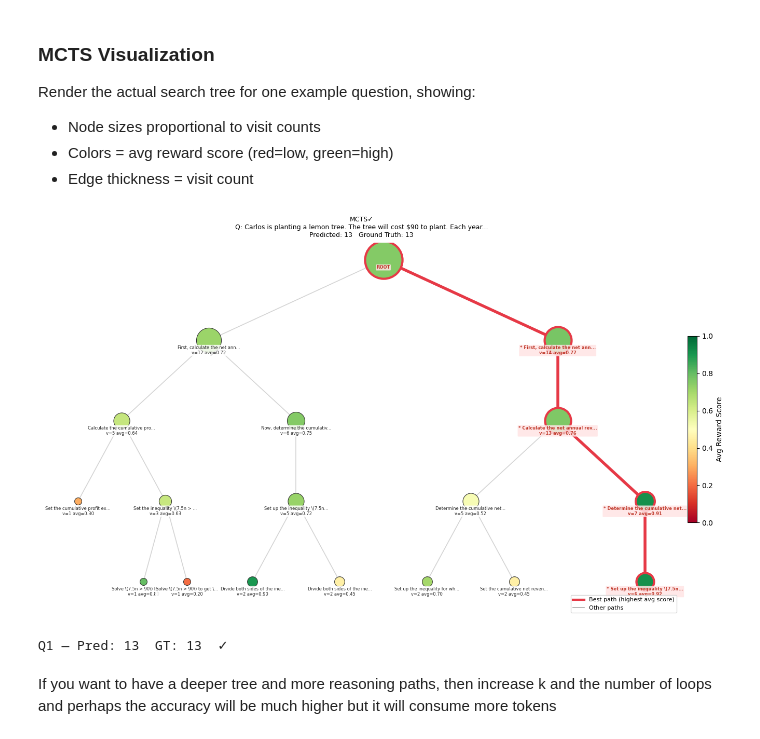
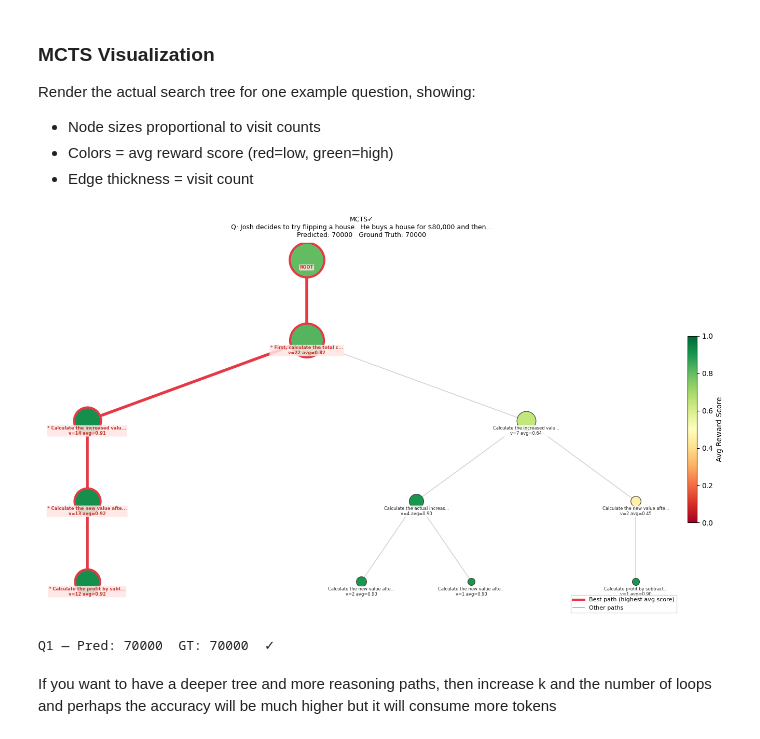
Before and after one commit to CallmeTruong/llm-reasoning-scaffolding, a Jupyter notebook: MCTS_LLM.ipynb, the cells around one changed output. Cells and saved outputs as stored; diff of their text form; code cells hidden in the pictures.

Commit message:
test more sample

```diff
--- a/MCTS_LLM.ipynb
+++ b/MCTS_LLM.ipynb
@@ -56,6 +56,6 @@ In this session, I will take 20 random data samples from the dataset to test the
 # %% [markdown]
 You can try to test with more samples if you have enought token:)
 # %%
-df_test = gsm8k_to_dataframe(num_examples=20).sample(frac=1, random_state=42).reset_index(drop=True) #edit the number of sample you want to take here
+df_test = gsm8k_to_dataframe(num_examples=200).sample(frac=1, random_state=42).reset_index(drop=True) #edit the number of sample you want to take here
 print(df_test[['question','true_answer']])
 # %% [output]
@@ -926,18 +923,18 @@ def draw_mcts_tree(root_node, question, true_answer, predicted_answer, ax=None):
     )
 # %%
 #visualize tree
-r0 = results_mcts[15]  #choose which Q&A you wait to visualize
+r0 = results_mcts[80]  #choose which Q&A you wait to visualize
 
 
 fig, ax = plt.subplots(figsize=(15, 8))
 draw_mcts_tree(r0['root'], r0['question'], r0['true_answer'], r0['final'], ax=ax)
 plt.tight_layout()
 plt.savefig('mcts_tree_q1.png', dpi=150, bbox_inches='tight')
 plt.show()
 print(f"Q1 — Pred: {r0['final']}  GT: {r0['true_answer']}  {'✓' if r0['correct'] else '✗'}")
 # %% [output]
-[figure, old version]
+[figure, new version]
-Q1 — Pred: 13  GT: 13  ✓
+Q1 — Pred: 70000  GT: 70000  ✓
 # %% [markdown]
 If you want to have a deeper tree and more reasoning paths, then increase k and the number of loops and perhaps the accuracy will be much higher but it will consume more tokens
 # %% [markdown]
```
Also changed, not shown: parts of 14 cells of this notebook, 5 other files.
